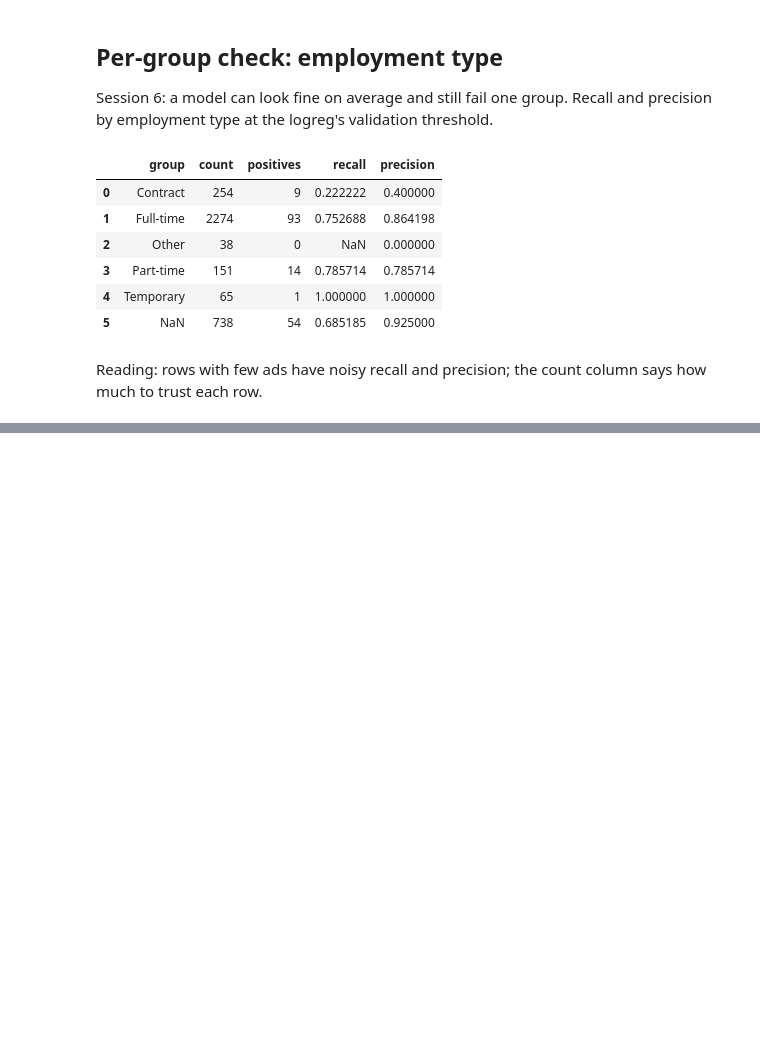
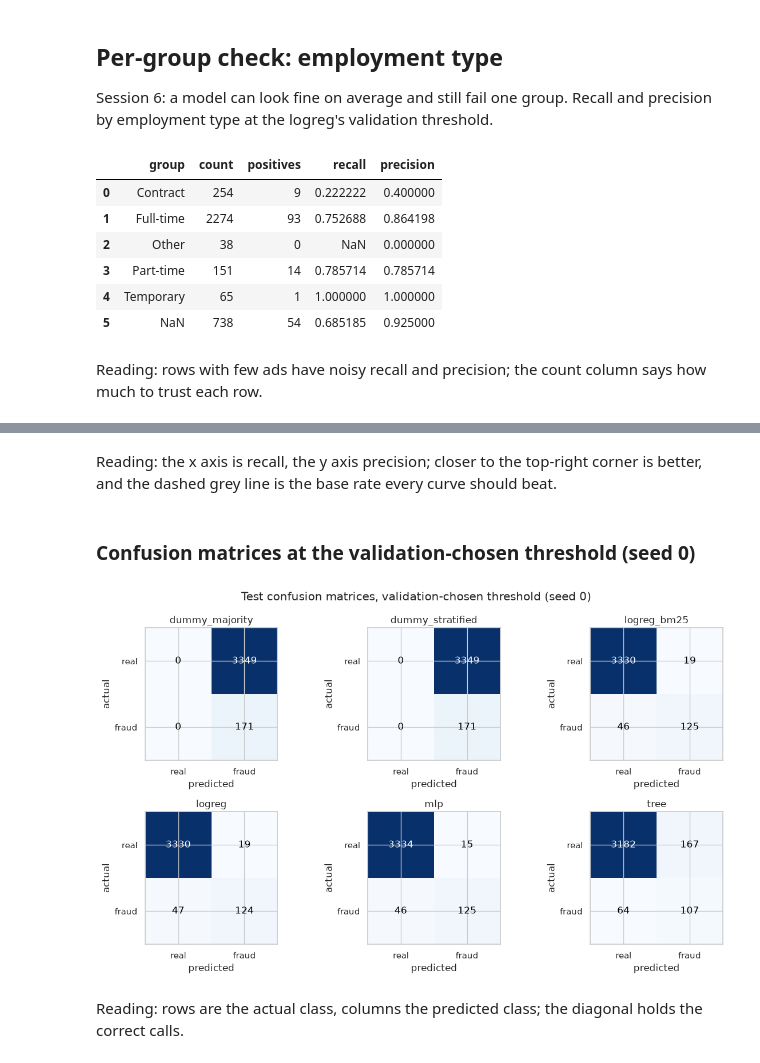
Before and after one commit to BanAnA9205/fake-job-detection-p4ai, a Jupyter notebook: code/notebooks/02_classical_ml.ipynb, the cells around one changed output, grey strips where cells are left out. Saved outputs shown, nothing was run; the diff lists cells and outputs as text; code cells hidden in the pictures; blank space fills up the shorter version.

```diff
--- a/code/notebooks/02_classical_demo.ipynb
+++ b/code/notebooks/02_classical_ml.ipynb
@@ -340,0 +541,18 @@ numbers.
+# %% [markdown]
+Reading: the x axis is recall, the y axis precision; closer to the top-right corner
+is better, and the dashed grey line is the base rate every curve should beat.
+# %% [markdown]
+### Confusion matrices at the validation-chosen threshold (seed 0)
+# %%
+cms = {}
+for name, (s, thr) in seed_runs.items():
+    pred = (s["score_test"] >= thr).astype(int)
+    cms[name] = confusion_matrix(y_test, pred)
+ev.plot_confusions(cms, ["real", "fraud"],
+                   title="Test confusion matrices, validation-chosen threshold (seed 0)")
+plt.show()
+# %% [output]
+[figure, added]
+# %% [markdown]
+Reading: rows are the actual class, columns the predicted class; the diagonal holds
+the correct calls.
```
Also changed, not shown: parts of 38 cells of this notebook, 12 other files.
